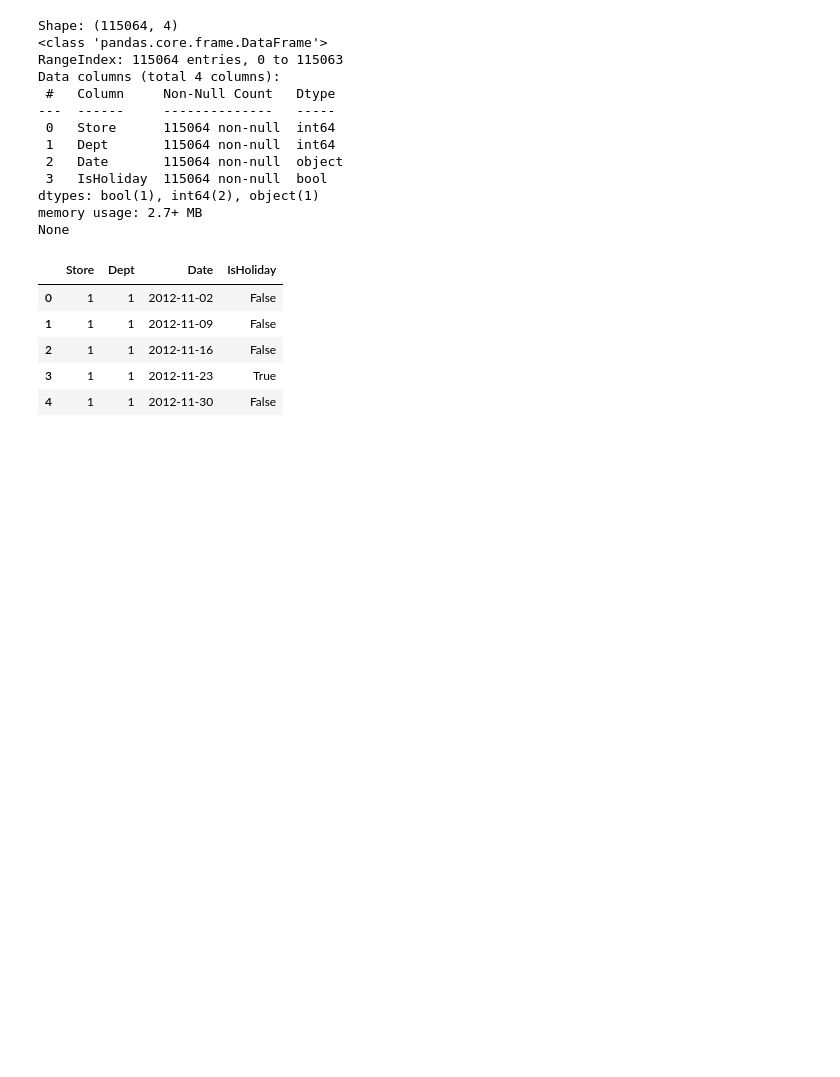
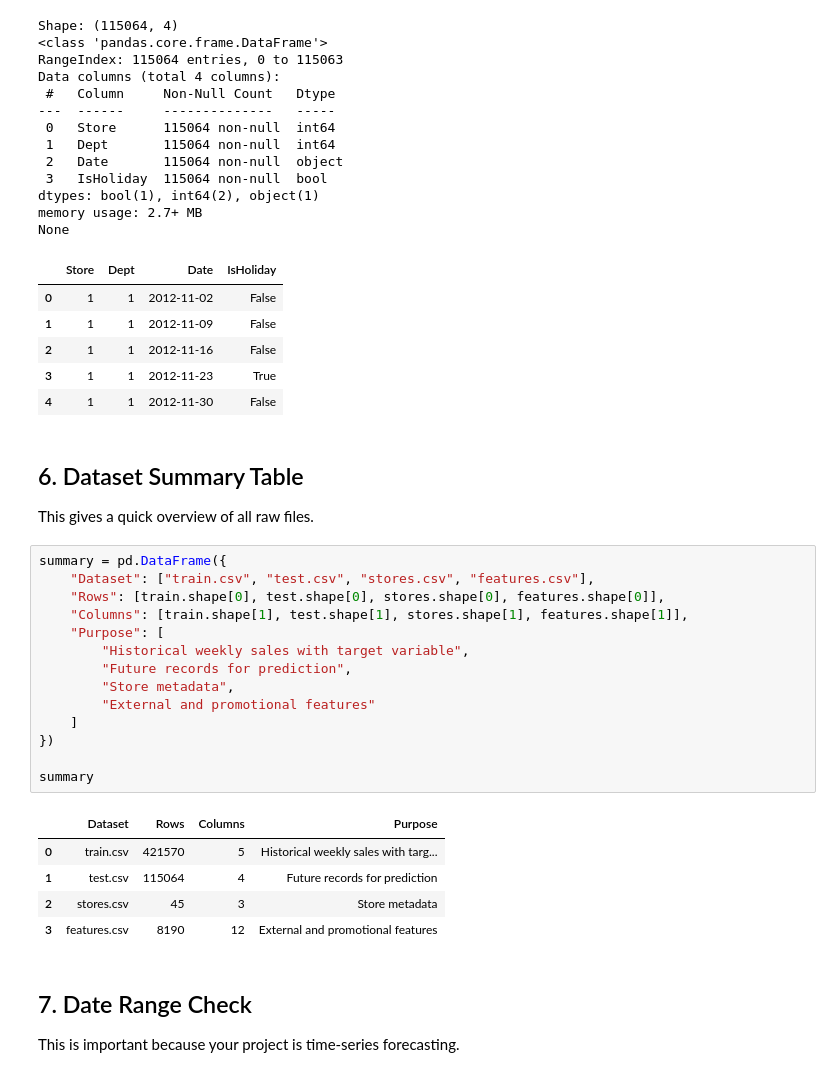
Before and after one commit to RahulN25/sales-forecasting-inventory-optimization, a Jupyter notebook: notebooks/01_dataset_understanding.ipynb, the cells around one changed output. Cells and saved outputs as stored; diff of their text form; blank space fills up the shorter version.

```diff
--- a/notebooks/01_dataset_understanding.ipynb
+++ b/notebooks/01_dataset_understanding.ipynb
@@ -154,3 +154,31 @@ None
 | 2 | 1 | 1 | 2012-11-16 | False |
 | 3 | 1 | 1 | 2012-11-23 | True |
 | 4 | 1 | 1 | 2012-11-30 | False |
+# %% [markdown]
+## 6. Dataset Summary Table
+
+This gives a quick overview of all raw files.
+# %%
+summary = pd.DataFrame({
+    "Dataset": ["train.csv", "test.csv", "stores.csv", "features.csv"],
+    "Rows": [train.shape[0], test.shape[0], stores.shape[0], features.shape[0]],
+    "Columns": [train.shape[1], test.shape[1], stores.shape[1], features.shape[1]],
+    "Purpose": [
+        "Historical weekly sales with target variable",
+        "Future records for prediction",
+        "Store metadata",
+        "External and promotional features"
+    ]
+})
+
+summary
+# %% [output]
+|  | Dataset | Rows | Columns | Purpose |
+| 0 | train.csv | 421570 | 5 | Historical weekly sales with targ... |
+| 1 | test.csv | 115064 | 4 | Future records for prediction |
+| 2 | stores.csv | 45 | 3 | Store metadata |
+| 3 | features.csv | 8190 | 12 | External and promotional features |
+# %% [markdown]
+## 7. Date Range Check
+
+This is important because your project is time-series forecasting.
```
Also changed, not shown: parts of 18 cells of this notebook, 6 other files.
